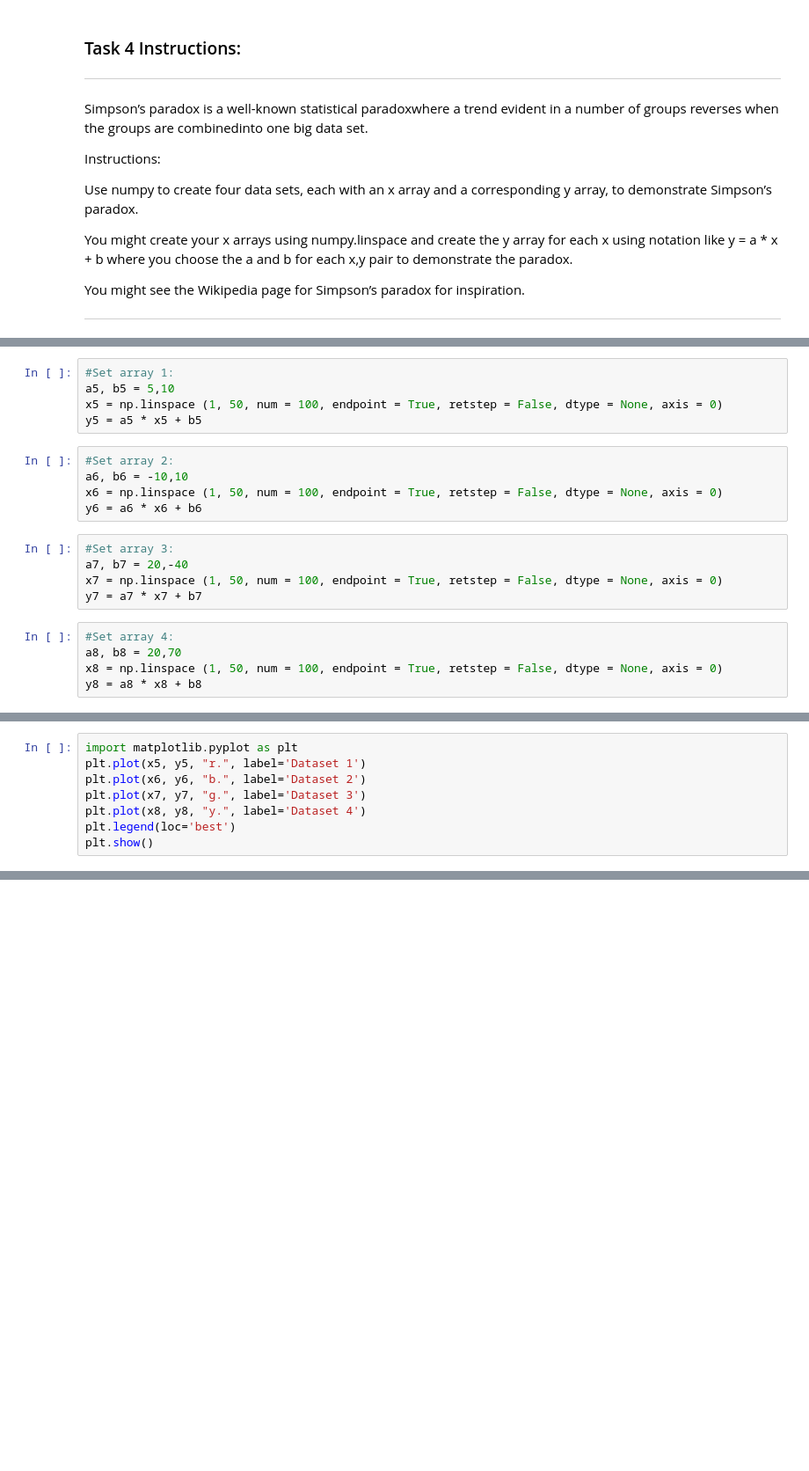
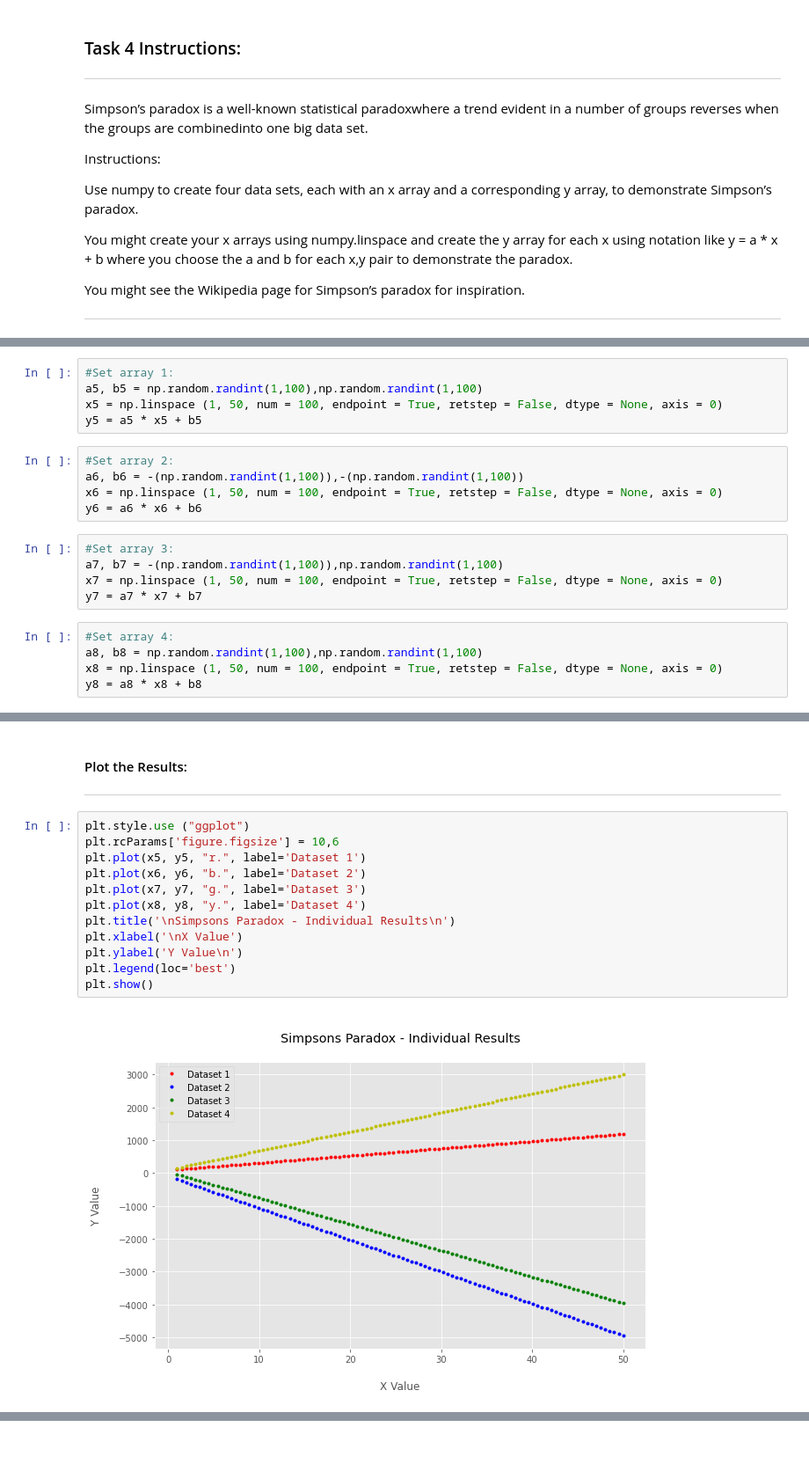
Before and after one commit to Fiona-600/Data-Analytics-2020-Tasks, a Jupyter notebook: Task-4/Task 3 & 4 .ipynb, the cells around one changed output, grey strips where cells are left out. Shown at 88% size. Cells and saved outputs as stored; diff of their text form; blank space fills up the shorter version.

```diff
--- a/Task-4/Task 3 & 4 .ipynb
+++ b/Task-4/Task 3 & 4 .ipynb
@@ -215,20 +279,20 @@ from collections import Counter
 # %%
 #Set array 1:
-a5, b5 = 5,10
+a5, b5 = np.random.randint(1,100),np.random.randint(1,100)
 x5 = np.linspace (1, 50, num = 100, endpoint = True, retstep = False, dtype = None, axis = 0)
 y5 = a5 * x5 + b5
 # %%
 #Set array 2:
-a6, b6 = -10,10
+a6, b6 = -(np.random.randint(1,100)),-(np.random.randint(1,100))
 x6 = np.linspace (1, 50, num = 100, endpoint = True, retstep = False, dtype = None, axis = 0)
 y6 = a6 * x6 + b6
 # %%
 #Set array 3:
-a7, b7 = 20,-40
+a7, b7 = -(np.random.randint(1,100)),np.random.randint(1,100)
 x7 = np.linspace (1, 50, num = 100, endpoint = True, retstep = False, dtype = None, axis = 0)
 y7 = a7 * x7 + b7
 # %%
 #Set array 4:
-a8, b8 = 20,70
+a8, b8 = np.random.randint(1,100),np.random.randint(1,100)
 x8 = np.linspace (1, 50, num = 100, endpoint = True, retstep = False, dtype = None, axis = 0)
 y8 = a8 * x8 + b8
@@ -235,8 +305,17 @@ y8 = a8 * x8 + b8
+# %% [markdown]
+#### Plot the Results:
+***
 # %%
-import matplotlib.pyplot as plt
+plt.style.use ("ggplot")
+plt.rcParams['figure.figsize'] = 10,6
 plt.plot(x5, y5, "r.", label='Dataset 1')
 plt.plot(x6, y6, "b.", label='Dataset 2')
 plt.plot(x7, y7, "g.", label='Dataset 3')
 plt.plot(x8, y8, "y.", label='Dataset 4')
+plt.title('\nSimpsons Paradox - Individual Results\n')
+plt.xlabel('\nX Value')
+plt.ylabel('Y Value\n')
 plt.legend(loc='best')
 plt.show()
+# %% [output]
+[figure, added]
```
Also changed, not shown: parts of 25 cells of this notebook.
